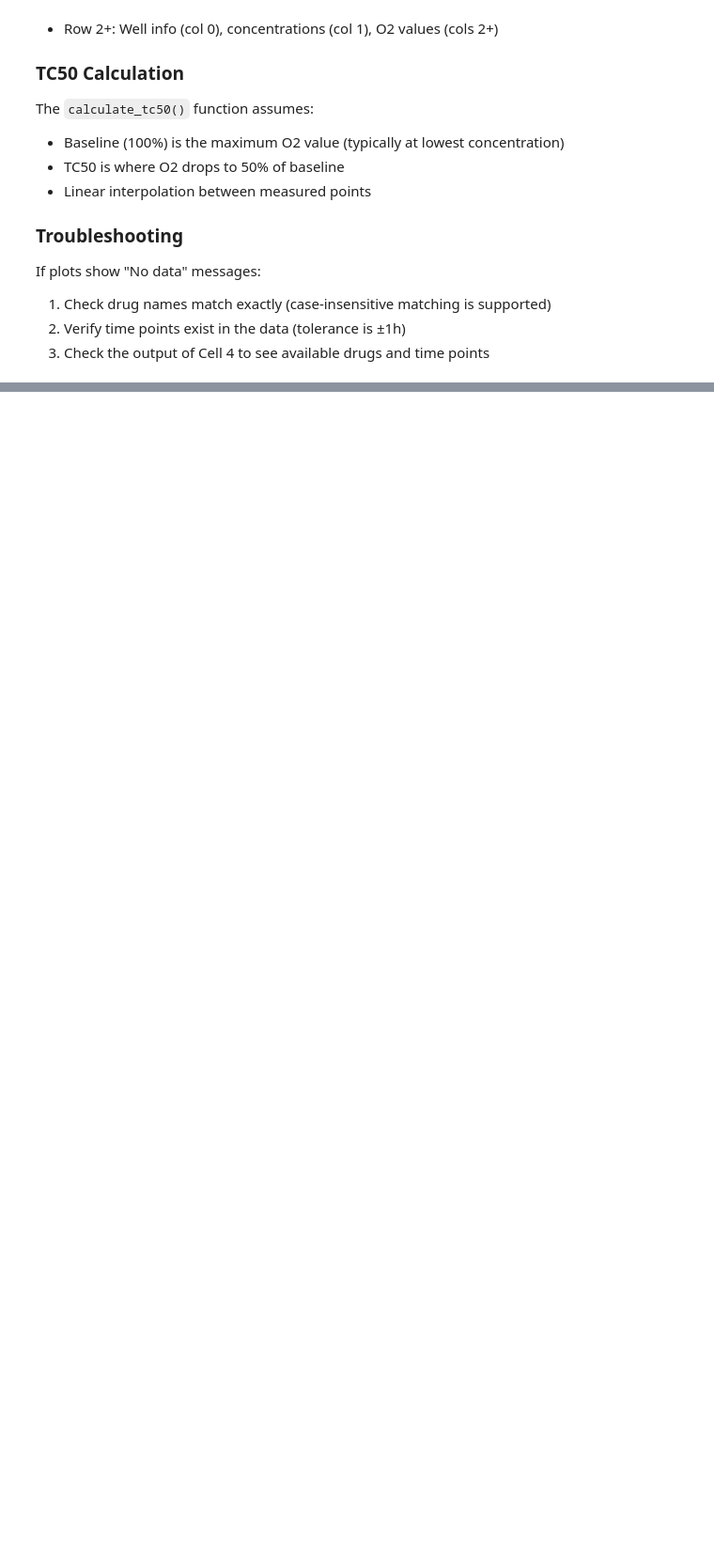
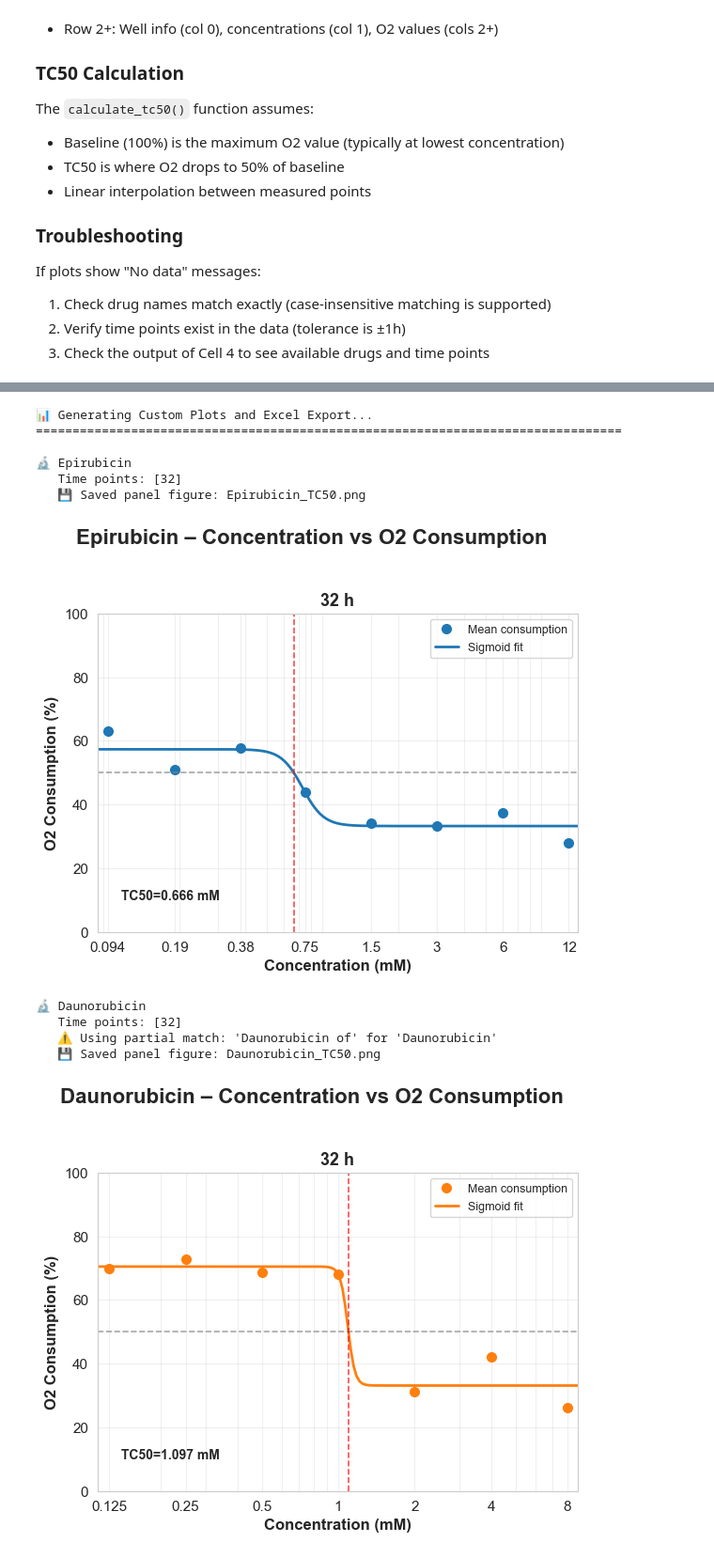
Before and after one commit to NoahB10/Cardiac_RODEO, a Jupyter notebook: TC50_O2_Concentration_Plots.ipynb, the cells around one changed output, grey strips where cells are left out. Shown at 94% size. Drawn from its saved outputs; the diff is of its cells as text; code cells hidden in the pictures; blank space fills up the shorter version.

```diff
--- a/TC50_O2_Concentration_Plots.ipynb
+++ b/TC50_O2_Concentration_Plots.ipynb
@@ -798,0 +589,46 @@ SyntaxError: unterminated string literal (detected at line 76) (3889978080.py, l
+# %%
+# Cell #11
+# Depends on: 1, 2, 3, 4, 5
+# Purpose: Custom Drug/Time Selection - Production (With Excel Export)
+
+# ============================================================================
+# CONFIGURE YOUR FINAL PLOTS HERE
+# ============================================================================
+
+FINAL_SELECTIONS = {
+    'Epirubicin': [32],
+    'Daunorubicin': [32],
+    'Cobimetinib': [32, 29],
+    'Chlorpromazine': [32],
+    # Add more drugs and timepoints as needed:
+    # 'DrugName': [hour1, hour2, hour3],
+}
+
+# ============================================================================
+
+print("📊 Generating Custom Plots and Excel Export...")
+print("=" * 80)
+
+tc50_results, drug_export_data, timestamp = generate_tc50_plots(
+    drug_selections=FINAL_SELECTIONS,
+    drug_data=df_o2_raw,
+    output_dir=OUTPUT_DIR,
+    save_files=True,
+    test_mode=False
+)
+
+# Save Excel file
+save_tc50_excel(drug_export_data, tc50_results, timestamp, OUTPUT_DIR)
+# %% [output]
+📊 Generating Custom Plots and Excel Export...
+================================================================================
+
+🔬 Epirubicin
+   Time points: [32]
+   💾 Saved panel figure: Epirubicin_TC50.png
+[figure, added]
+🔬 Daunorubicin
+   Time points: [32]
+   ⚠ Using partial match: 'Daunorubicin of' for 'Daunorubicin'
+   💾 Saved panel figure: Daunorubicin_TC50.png
+[figure, added]
```
Also changed, not shown: parts of 12 cells of this notebook.
